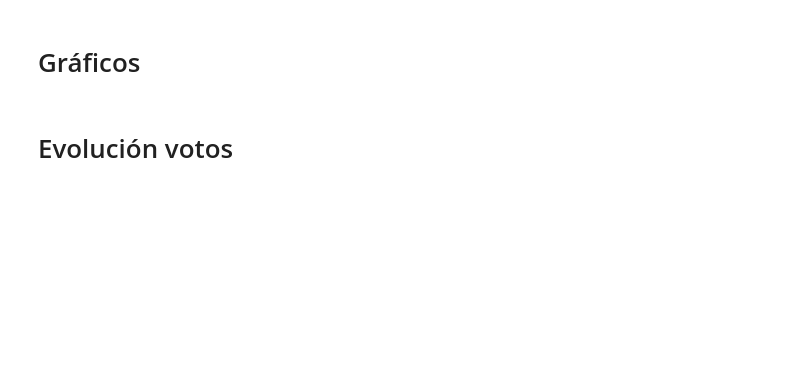
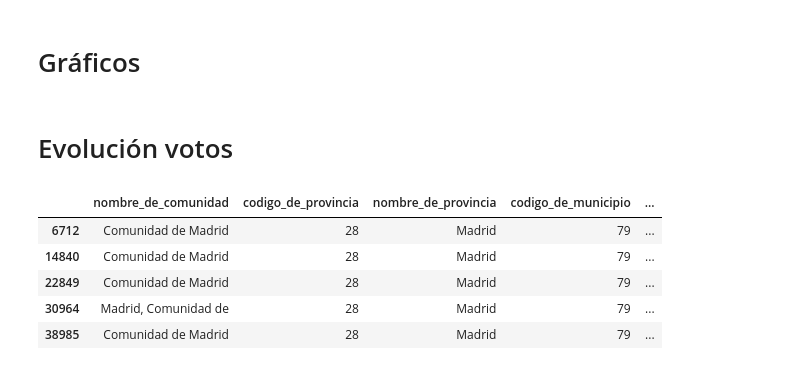
Before and after one commit to Morante-tech/PoliticAI, a Jupyter notebook: privado-articulos/notebooks/resultados_elecciones.ipynb, the cells around one changed output. Drawn from its saved outputs; the diff is of its cells as text; code cells hidden in the pictures; blank space fills up the shorter version.

```diff
--- a/privado-articulos/notebooks/resultados_elecciones.ipynb
+++ b/privado-articulos/notebooks/resultados_elecciones.ipynb
@@ -185,4 +212,11 @@ fig.show()
 # %%
-df_municipio = df_comunidad[df_comunidad.codigo_de_municipio == CODIGO_MUNICIPIO]
+df_municipio = df_comunidad[df_comunidad.CODIGOINE == CODIGOINE_MUNICIPIO]
 nombre_municipio = df_municipio.nombre_de_municipio.unique()[0]
 df_municipio.head()
+# %% [output]
+|  | nombre_de_comunidad | codigo_de_provincia | nombre_de_provincia | codigo_de_municipio | ... |
+| 6712 | Comunidad de Madrid | 28 | Madrid | 79 | ... |
+| 14840 | Comunidad de Madrid | 28 | Madrid | 79 | ... |
+| 22849 | Comunidad de Madrid | 28 | Madrid | 79 | ... |
+| 30964 | Madrid, Comunidad de | 28 | Madrid | 79 | ... |
+| 38985 | Comunidad de Madrid | 28 | Madrid | 79 | ... |
```
Also changed, not shown: parts of 15 cells of this notebook.
